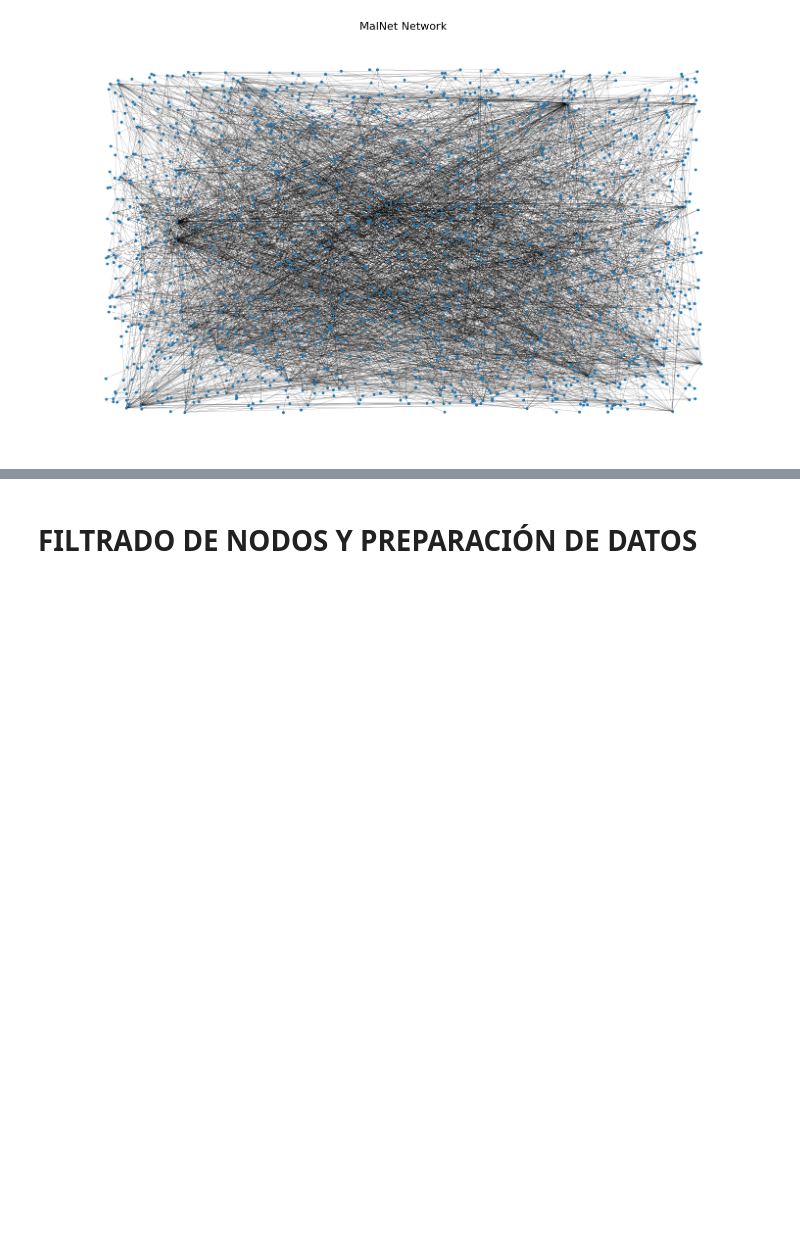
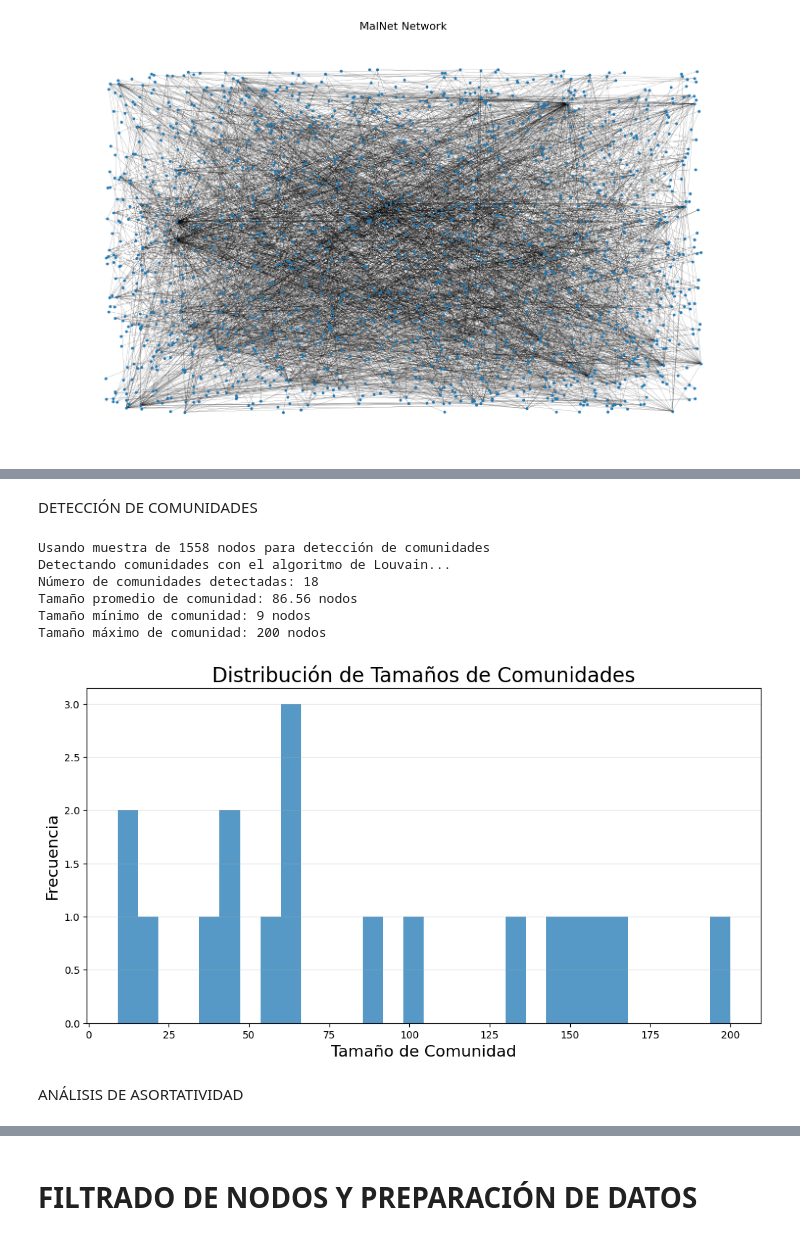
Before and after one commit to tannialhernandez/topicosAvanzadosAnalitica, a Jupyter notebook: P3 - Graph Machine Learning/P3_Graph_Machine_Learning.ipynb, the cells around one changed output, grey strips where cells are left out. Drawn from its saved outputs; the diff is of its cells as text; code cells hidden in the pictures; blank space fills up the shorter version.

```diff
--- a/P3 - Graph Machine Learning/P3_Graph_Machine_Learning.ipynb
+++ b/P3 - Graph Machine Learning/P3_Graph_Machine_Learning.ipynb
@@ -163,0 +392,73 @@ HTML(html_code)
+# %% [markdown]
+DETECCIÓN DE COMUNIDADES
+# %%
+if G.number_of_nodes() > 1000:
+    community_graph = G_sample
+    print(f"Usando muestra de {community_graph.number_of_nodes()} nodos para detección de comunidades")
+else:
+    community_graph = G
+    print(f"Usando grafo completo ({community_graph.number_of_nodes()} nodos) para detección de comunidades")
+
+try:
+    print("Detectando comunidades con el algoritmo de Louvain...")
+    partition = community_louvain.best_partition(community_graph)
+    communities = {}
+    for node, community_id in partition.items():
+        if community_id not in communities:
+            communities[community_id] = []
+        communities[community_id].append(node)
+
+    print(f"Número de comunidades detectadas: {len(communities)}")
+    community_sizes = [len(nodes) for comm_id, nodes in communities.items()]
+    print(f"Tamaño promedio de comunidad: {np.mean(community_sizes):.2f} nodos")
+    print(f"Tamaño mínimo de comunidad: {min(community_sizes)} nodos")
+    print(f"Tamaño máximo de comunidad: {max(community_sizes)} nodos")
+
+    plt.figure(figsize=(12, 6))
+    plt.hist(community_sizes, bins=30, alpha=0.75)
+    plt.title("Distribución de Tamaños de Comunidades", fontsize=20)
+    plt.xlabel("Tamaño de Comunidad", fontsize=16)
+    plt.ylabel("Frecuencia", fontsize=16)
+    plt.grid(axis='y', alpha=0.3)
+    plt.show()
+
+    if community_graph.number_of_nodes() <= 1000:
+        plt.figure(figsize=(15, 9))
+        colors = [partition[node] for node in community_graph.nodes()]
+        nx.draw_networkx(
+            community_graph,
+            pos=nx.spring_layout(community_graph, seed=42),
+            node_color=colors,
+            node_size=30,
+            with_labels=False,
+            edge_color='gray',
+            width=0.1,
+            cmap=plt.cm.tab20
+        )
+        plt.title("Grafo con Nodos Coloreados por Comunidad", fontsize=20)
+        plt.axis('off')
+        plt.savefig('community_visualization.png', dpi=300, bbox_inches='tight')
+        plt.show()
+except ImportError:
+    print("La librería 'community' no está instalada. Instalála con: pip install python-louvain")
+    print("Usando algoritmo alternativo para detección de comunidades...")
+
+    try:
+        communities = community.greedy_modularity_communities(community_graph)
+        print(f"Número de comunidades detectadas: {len(communities)}")
+        community_sizes = [len(comm) for comm in communities]
+        print(f"Tamaño promedio de comunidad: {np.mean(community_sizes):.2f} nodos")
+        print(f"Tamaño mínimo de comunidad: {min(community_sizes)} nodos")
+        print(f"Tamaño máximo de comunidad: {max(community_sizes)} nodos")
+    except:
+        print("No se pudo realizar la detección de comunidades.")
+# %% [output]
+Usando muestra de 1558 nodos para detección de comunidades
+Detectando comunidades con el algoritmo de Louvain...
+Número de comunidades detectadas: 18
+Tamaño promedio de comunidad: 86.56 nodos
+Tamaño mínimo de comunidad: 9 nodos
+Tamaño máximo de comunidad: 200 nodos
+[figure, added]
+# %% [markdown]
+ANÁLISIS DE ASORTATIVIDAD
```
Also changed, not shown: parts of 25 cells of this notebook.
